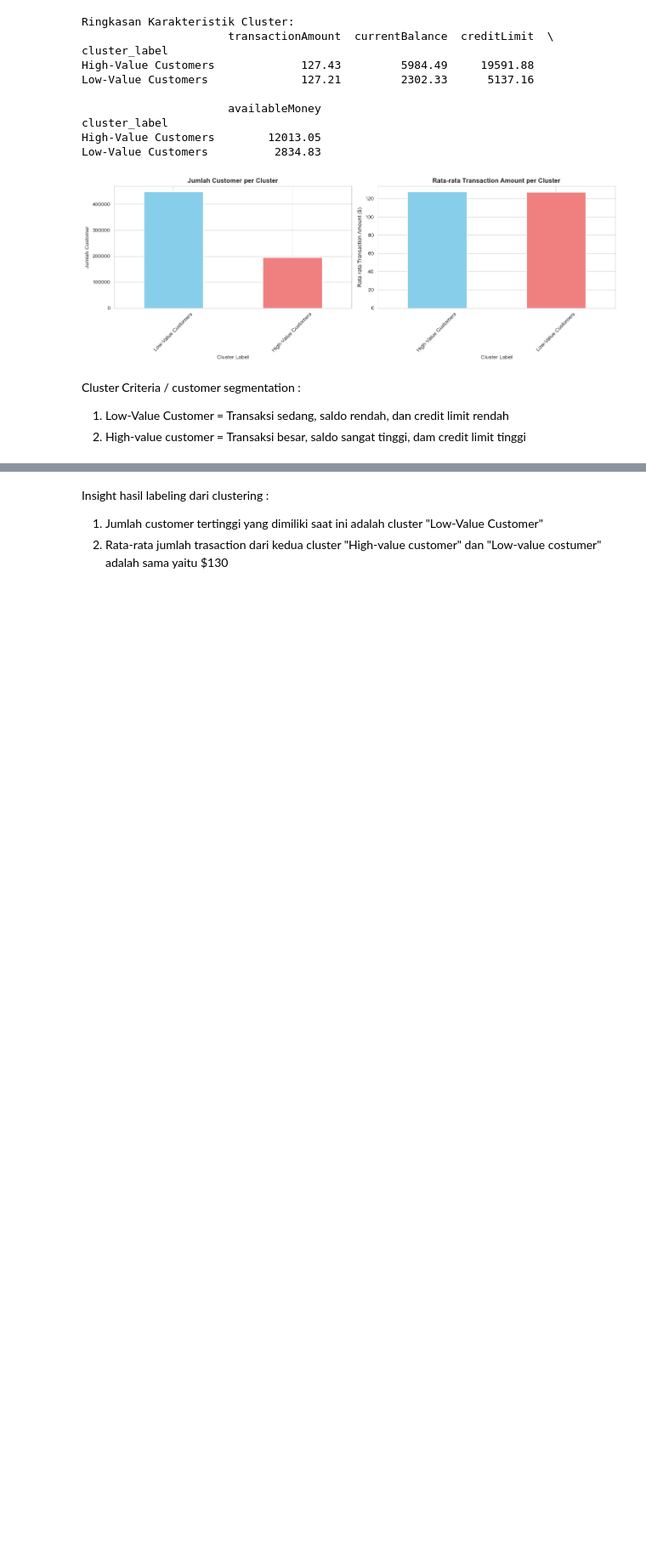
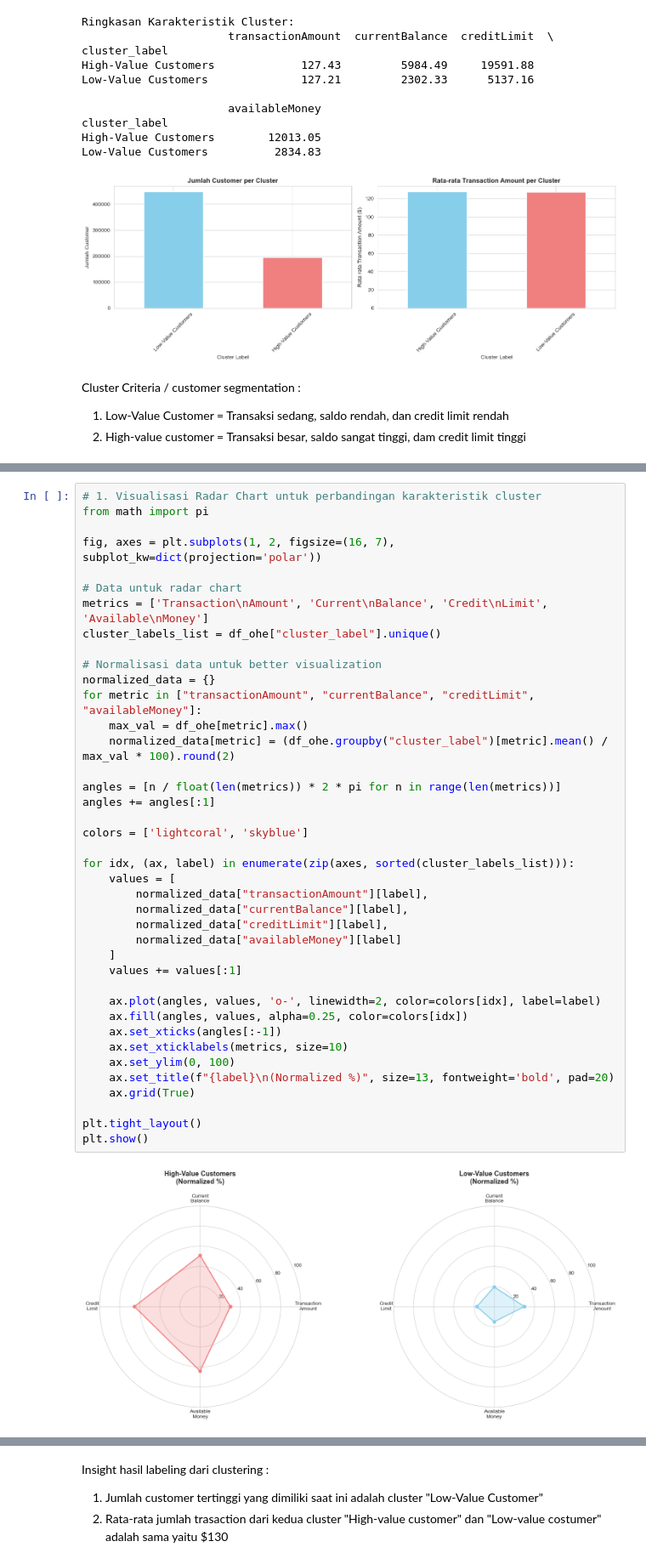
Before and after one commit to rayennn-bi/Customer-Segmentation, a Jupyter notebook: Jupyter notebook/clustering_pelanggan.ipynb, the cells around one changed output, grey strips where cells are left out. Shown at 85% size. Drawn from its saved outputs; the diff is of its cells as text; blank space fills up the shorter version.

Commit message:
update output visual

```diff
--- a/Jupyter notebook/clustering_pelanggan.ipynb
+++ b/Jupyter notebook/clustering_pelanggan.ipynb
@@ -652,0 +708,42 @@ Cluster Criteria / customer segmentation :
+# %%
+# 1. Visualisasi Radar Chart untuk perbandingan karakteristik cluster
+from math import pi
+
+fig, axes = plt.subplots(1, 2, figsize=(16, 7), subplot_kw=dict(projection='polar'))
+
+# Data untuk radar chart
+metrics = ['Transaction\nAmount', 'Current\nBalance', 'Credit\nLimit', 'Available\nMoney']
+cluster_labels_list = df_ohe["cluster_label"].unique()
+
+# Normalisasi data untuk better visualization
+normalized_data = {}
+for metric in ["transactionAmount", "currentBalance", "creditLimit", "availableMoney"]:
+    max_val = df_ohe[metric].max()
+    normalized_data[metric] = (df_ohe.groupby("cluster_label")[metric].mean() / max_val * 100).round(2)
+
+angles = [n / float(len(metrics)) * 2 * pi for n in range(len(metrics))]
+angles += angles[:1]
+
+colors = ['lightcoral', 'skyblue']
+
+for idx, (ax, label) in enumerate(zip(axes, sorted(cluster_labels_list))):
+    values = [
+        normalized_data["transactionAmount"][label],
+        normalized_data["currentBalance"][label],
+        normalized_data["creditLimit"][label],
+        normalized_data["availableMoney"][label]
+    ]
+    values += values[:1]
+
+    ax.plot(angles, values, 'o-', linewidth=2, color=colors[idx], label=label)
+    ax.fill(angles, values, alpha=0.25, color=colors[idx])
+    ax.set_xticks(angles[:-1])
+    ax.set_xticklabels(metrics, size=10)
+    ax.set_ylim(0, 100)
+    ax.set_title(f"{label}\n(Normalized %)", size=13, fontweight='bold', pad=20)
+    ax.grid(True)
+
+plt.tight_layout()
+plt.show()
+# %% [output]
+[figure, added]
```
Also changed, not shown: parts of 7 cells of this notebook, 6 other files.
